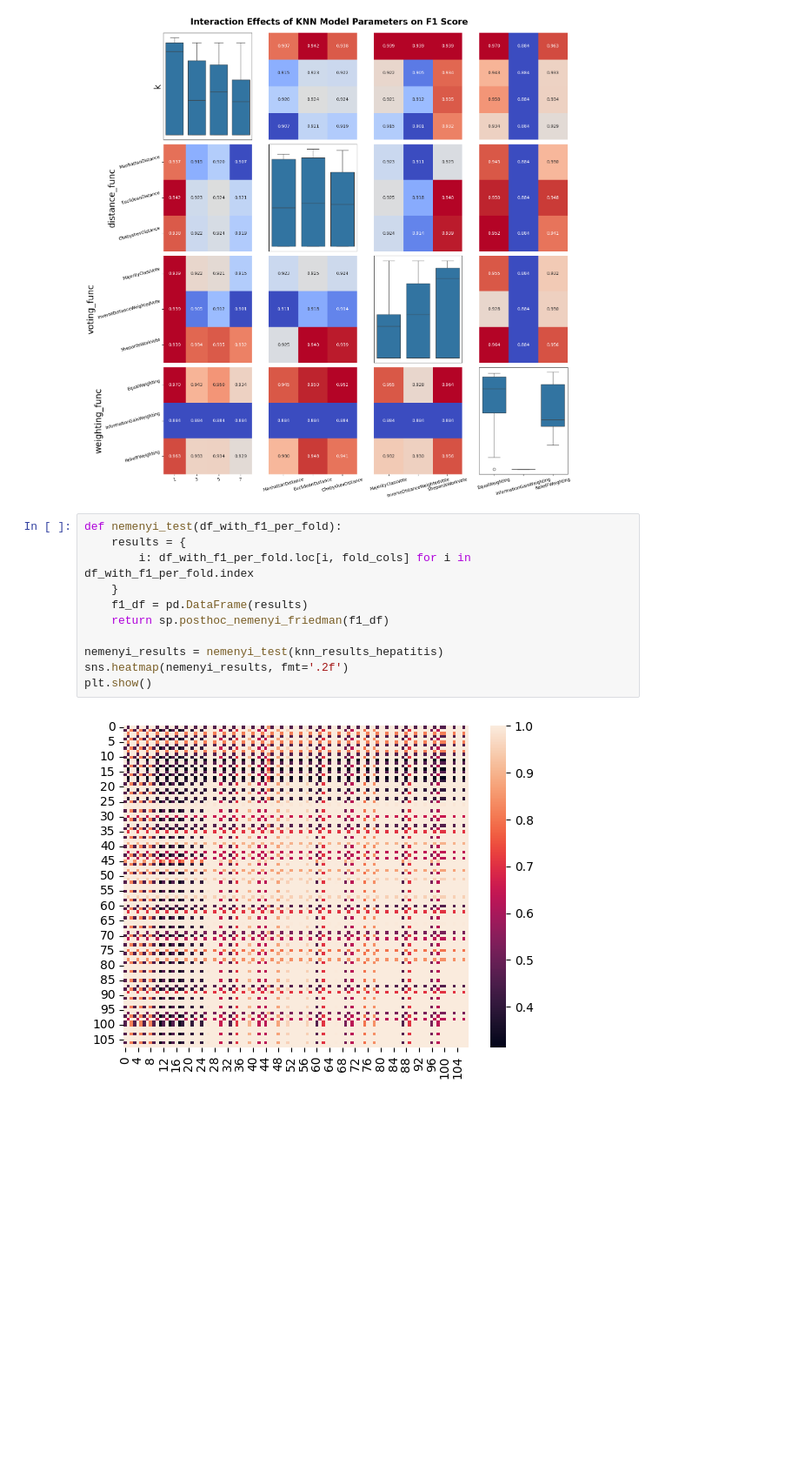
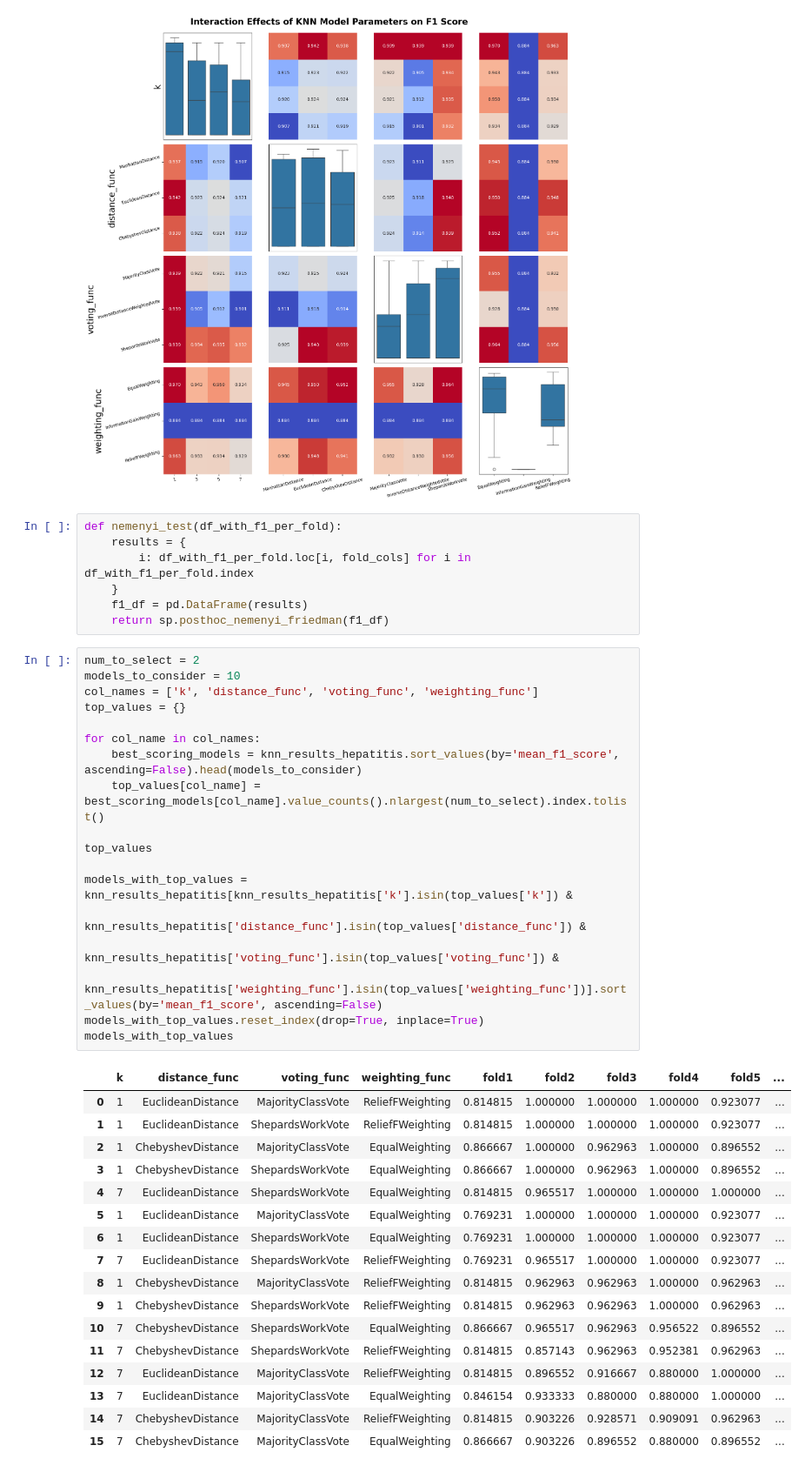
Before and after one commit to ZachParent/mai-intro-to-machine-learning, a Jupyter notebook: work2/notebooks/1.3-ZachParent-try-statistical-analysis.ipynb, the cells around one changed output. Shown at 87% size. Drawn from its saved outputs; the diff is of its cells as text; blank space fills up the shorter version.

```diff
--- a/work2/notebooks/1.3-ZachParent-try-statistical-analysis.ipynb
+++ b/work2/notebooks/1.3-ZachParent-try-statistical-analysis.ipynb
@@ -222,9 +222,39 @@ def nemenyi_test(df_with_f1_per_fold):
     }
     f1_df = pd.DataFrame(results)
     return sp.posthoc_nemenyi_friedman(f1_df)
-
-nemenyi_results = nemenyi_test(knn_results_hepatitis)
-sns.heatmap(nemenyi_results, fmt='.2f')
-plt.show()
-# %% [output]
-[figure, removed]
+# %%
+num_to_select = 2
+models_to_consider = 10
+col_names = ['k', 'distance_func', 'voting_func', 'weighting_func']
+top_values = {}
+
+for col_name in col_names:
+    best_scoring_models = knn_results_hepatitis.sort_values(by='mean_f1_score', ascending=False).head(models_to_consider)
+    top_values[col_name] = best_scoring_models[col_name].value_counts().nlargest(num_to_select).index.tolist()
+
+top_values
+
+models_with_top_values = knn_results_hepatitis[knn_results_hepatitis['k'].isin(top_values['k']) &
+                                               knn_results_hepatitis['distance_func'].isin(top_values['distance_func']) &
+                                               knn_results_hepatitis['voting_func'].isin(top_values['voting_func']) &
+                                               knn_results_hepatitis['weighting_func'].isin(top_values['weighting_func'])].sort_values(by='mean_f1_score', ascending=False)
+models_with_top_values.reset_index(drop=True, inplace=True)
+models_with_top_values
+# %% [output]
+|  | k | distance_func | voting_func | weighting_func | fold1 | fold2 | fold3 | fold4 | fold5 | ... |
+| 0 | 1 | EuclideanDistance | MajorityClassVote | ReliefFWeighting | 0.814815 | 1.000000 | 1.000000 | 1.000000 | 0.923077 | ... |
+| 1 | 1 | EuclideanDistance | ShepardsWorkVote | ReliefFWeighting | 0.814815 | 1.000000 | 1.000000 | 1.000000 | 0.923077 | ... |
+| 2 | 1 | ChebyshevDistance | MajorityClassVote | EqualWeighting | 0.866667 | 1.000000 | 0.962963 | 1.000000 | 0.896552 | ... |
+| 3 | 1 | ChebyshevDistance | ShepardsWorkVote | EqualWeighting | 0.866667 | 1.000000 | 0.962963 | 1.000000 | 0.896552 | ... |
+| 4 | 7 | EuclideanDistance | ShepardsWorkVote | EqualWeighting | 0.814815 | 0.965517 | 1.000000 | 1.000000 | 1.000000 | ... |
+| 5 | 1 | EuclideanDistance | MajorityClassVote | EqualWeighting | 0.769231 | 1.000000 | 1.000000 | 1.000000 | 0.923077 | ... |
+| 6 | 1 | EuclideanDistance | ShepardsWorkVote | EqualWeighting | 0.769231 | 1.000000 | 1.000000 | 1.000000 | 0.923077 | ... |
+| 7 | 7 | EuclideanDistance | ShepardsWorkVote | ReliefFWeighting | 0.769231 | 0.965517 | 1.000000 | 1.000000 | 0.923077 | ... |
+| 8 | 1 | ChebyshevDistance | MajorityClassVote | ReliefFWeighting | 0.814815 | 0.962963 | 0.962963 | 1.000000 | 0.962963 | ... |
+| 9 | 1 | ChebyshevDistance | ShepardsWorkVote | ReliefFWeighting | 0.814815 | 0.962963 | 0.962963 | 1.000000 | 0.962963 | ... |
+| 10 | 7 | ChebyshevDistance | ShepardsWorkVote | EqualWeighting | 0.866667 | 0.965517 | 0.962963 | 0.956522 | 0.896552 | ... |
+| 11 | 7 | ChebyshevDistance | ShepardsWorkVote | ReliefFWeighting | 0.814815 | 0.857143 | 0.962963 | 0.952381 | 0.962963 | ... |
+| 12 | 7 | EuclideanDistance | MajorityClassVote | ReliefFWeighting | 0.814815 | 0.896552 | 0.916667 | 0.880000 | 1.000000 | ... |
+| 13 | 7 | EuclideanDistance | MajorityClassVote | EqualWeighting | 0.846154 | 0.933333 | 0.880000 | 0.880000 | 1.000000 | ... |
+| 14 | 7 | ChebyshevDistance | MajorityClassVote | ReliefFWeighting | 0.814815 | 0.903226 | 0.928571 | 0.909091 | 0.962963 | ... |
+| 15 | 7 | ChebyshevDistance | MajorityClassVote | EqualWeighting | 0.866667 | 0.903226 | 0.896552 | 0.880000 | 0.896552 | ... |
```
Also changed, not shown: parts of 4 cells of this notebook, 1 other file.
